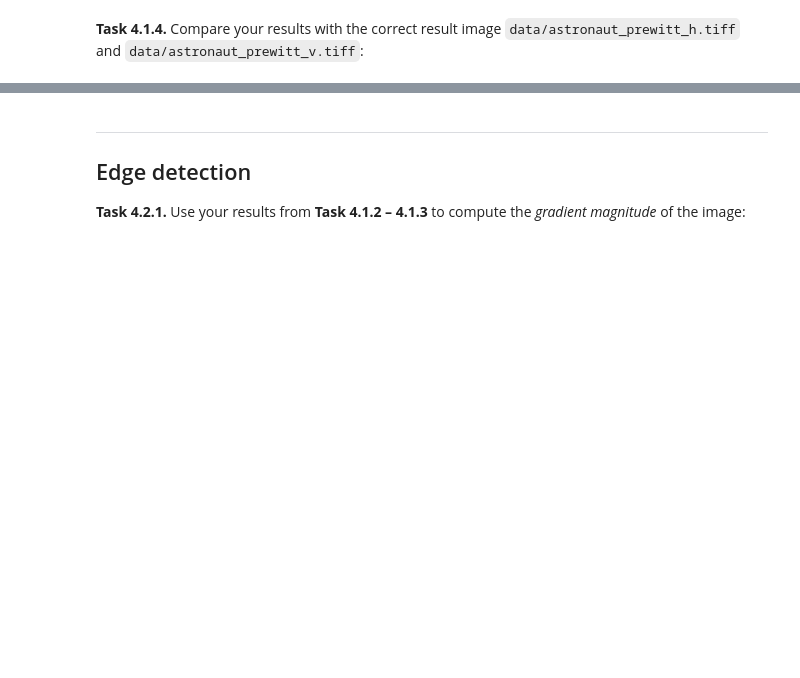
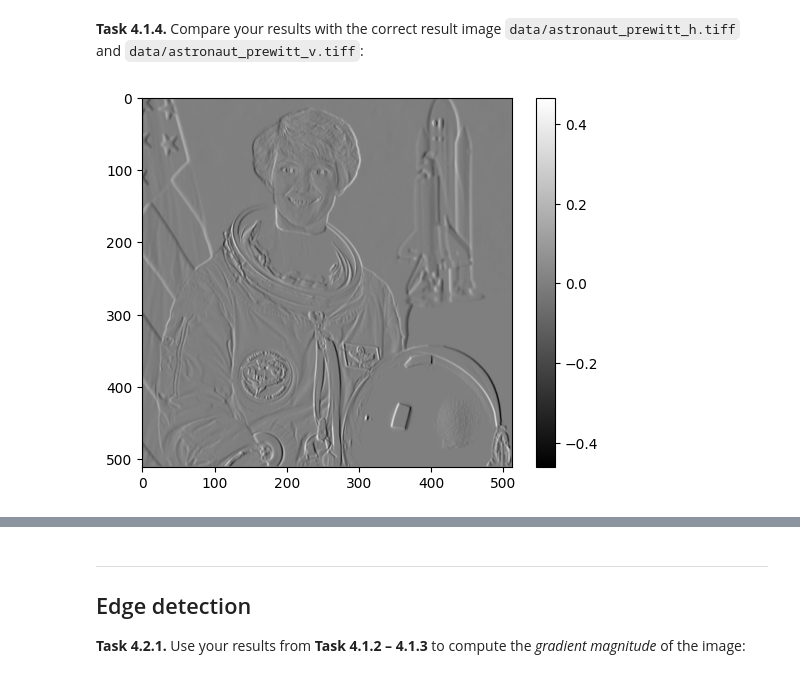
Before and after one commit to balint-bozoki/mobi-fs3-python, a Jupyter notebook: task4.ipynb, the cells around one changed output, grey strips where cells are left out. Saved outputs shown, nothing was run; the diff lists cells and outputs as text; code cells hidden in the pictures; blank space fills up the shorter version.

```diff
--- a/task4.ipynb
+++ b/task4.ipynb
@@ -37,2 +81,13 @@ def prewitt_v(img_in):
 # %% [markdown]
 **<a id="#">Task 4.1.4.</a>** Compare your results with the correct result image `data/astronaut_prewitt_h.tiff` and `data/astronaut_prewitt_v.tiff`:
+# %%
+import skimage.io
+prewitt_h_ref = skimage.io.imread("data/astronaut_prewitt_h.tiff")
+plt.figure()
+plt.imshow(prewitt_h_ref, "gray")
+plt.colorbar()
+img_prewitt_h = prewitt_h(img)
+
+assert numpy.allclose(prewitt_h_ref, img_prewitt_h, atol=1/255)
+# %% [output]
+[figure, added]
```
Also changed, not shown: parts of 5 cells of this notebook.
